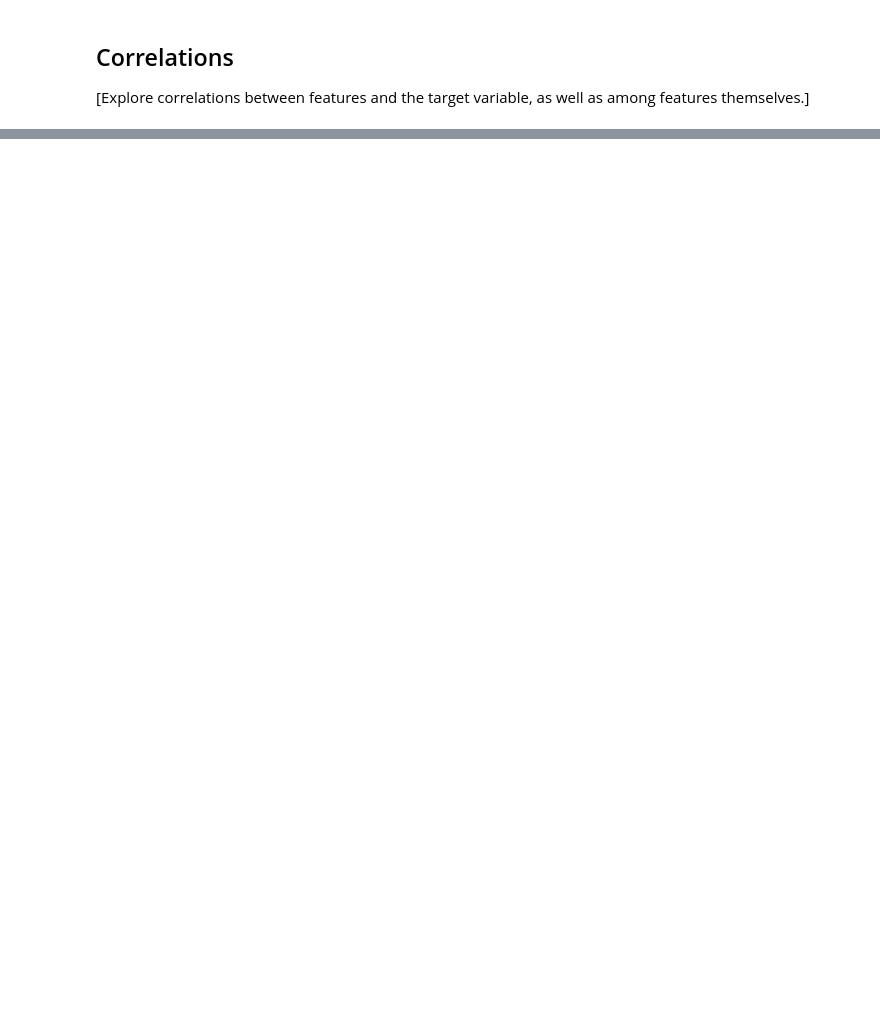
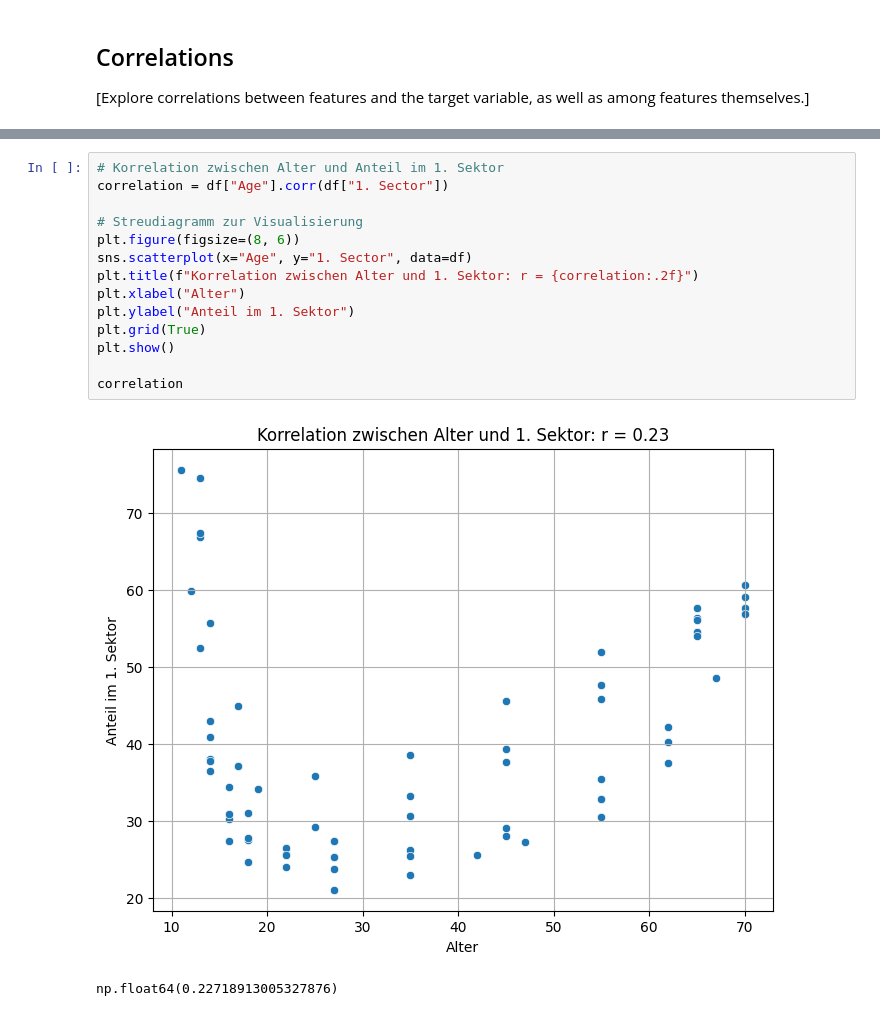
Before and after one commit to kielbjoern/structural_transformation, a Jupyter notebook: 1_DatasetCharacteristics/exploratory_data_analysis.ipynb, the cells around one changed output, grey strips where cells are left out. Saved outputs shown, nothing was run; the diff lists cells and outputs as text; blank space fills up the shorter version.

```diff
--- a/1_DatasetCharacteristics/exploratory_data_analysis.ipynb
+++ b/1_DatasetCharacteristics/exploratory_data_analysis.ipynb
@@ -109,0 +145,17 @@ plt.show()
+# %%
+# Korrelation zwischen Alter und Anteil im 1. Sektor
+correlation = df["Age"].corr(df["1. Sector"])
+
+# Streudiagramm zur Visualisierung
+plt.figure(figsize=(8, 6))
+sns.scatterplot(x="Age", y="1. Sector", data=df)
+plt.title(f"Korrelation zwischen Alter und 1. Sektor: r = {correlation:.2f}")
+plt.xlabel("Alter")
+plt.ylabel("Anteil im 1. Sektor")
+plt.grid(True)
+plt.show()
+
+correlation
+# %% [output]
+[figure, added]
+np.float64(0.22718913005327876)
```
Also changed, not shown: parts of 11 cells of this notebook, 3 other files.
